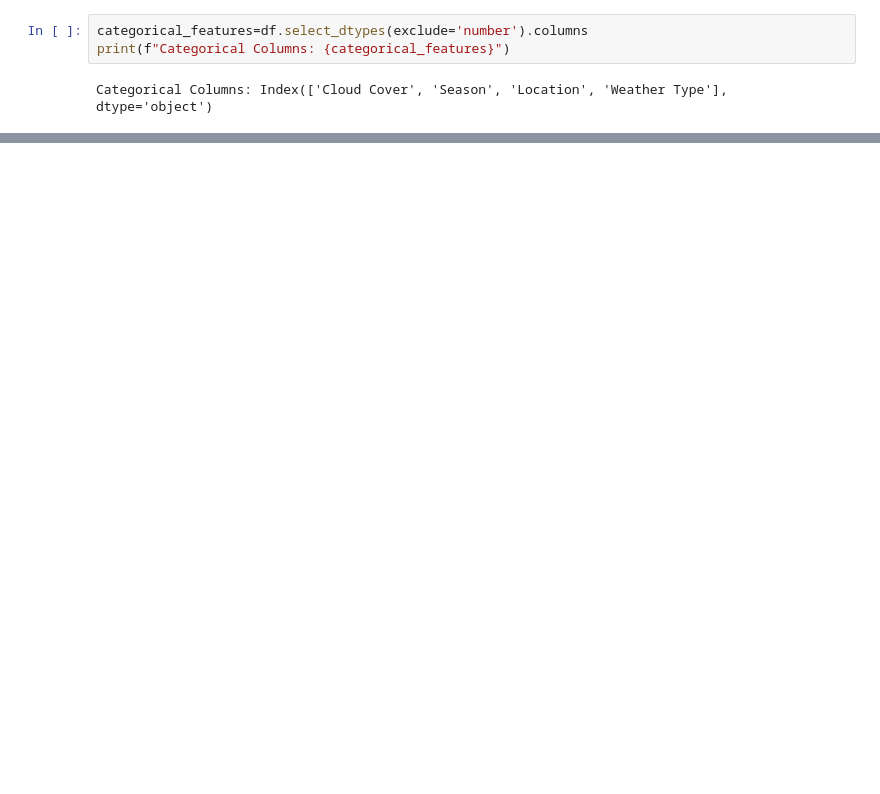
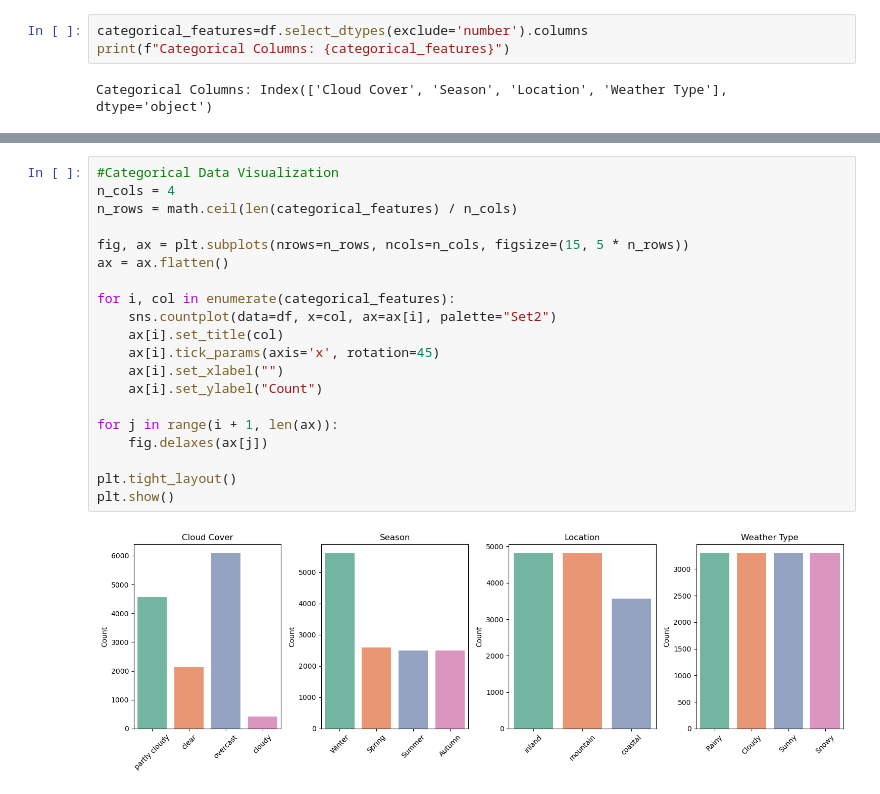
Before and after one commit to tahafaisalkhan/weather-classifier, a Jupyter notebook: project.ipynb, the cells around one changed output, grey strips where cells are left out. Drawn from its saved outputs; the diff is of its cells as text; blank space fills up the shorter version.

```diff
--- a/project.ipynb
+++ b/project.ipynb
@@ -108,0 +119,22 @@ Categorical Columns: Index(['Cloud Cover', 'Season', 'Location', 'Weather Type']
+# %%
+#Categorical Data Visualization
+n_cols = 4
+n_rows = math.ceil(len(categorical_features) / n_cols)
+
+fig, ax = plt.subplots(nrows=n_rows, ncols=n_cols, figsize=(15, 5 * n_rows))
+ax = ax.flatten()
+
+for i, col in enumerate(categorical_features):
+    sns.countplot(data=df, x=col, ax=ax[i], palette="Set2")
+    ax[i].set_title(col)
+    ax[i].tick_params(axis='x', rotation=45)
+    ax[i].set_xlabel("")
+    ax[i].set_ylabel("Count")
+
+for j in range(i + 1, len(ax)):
+    fig.delaxes(ax[j])
+
+plt.tight_layout()
+plt.show()
+# %% [output]
+[figure, added]
```
Also changed, not shown: parts of 17 cells of this notebook, 1 other file.
